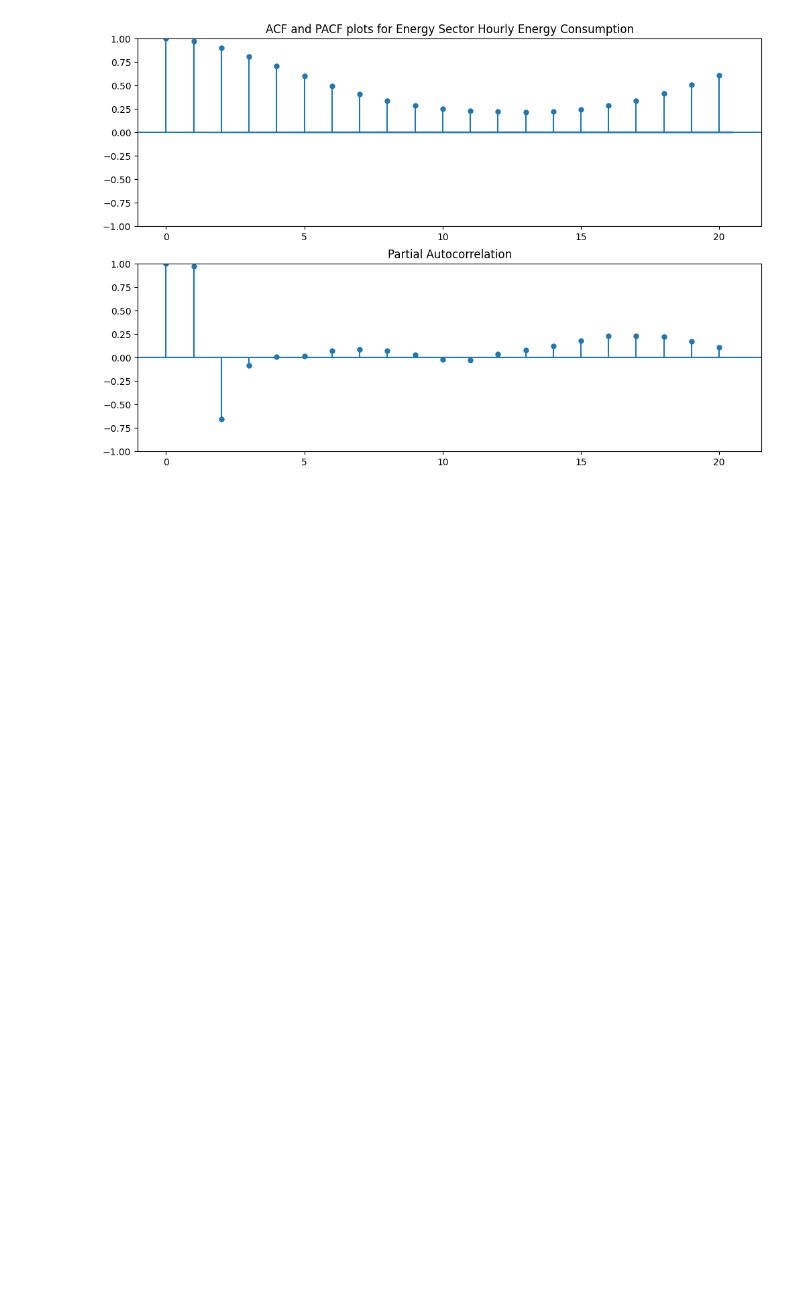
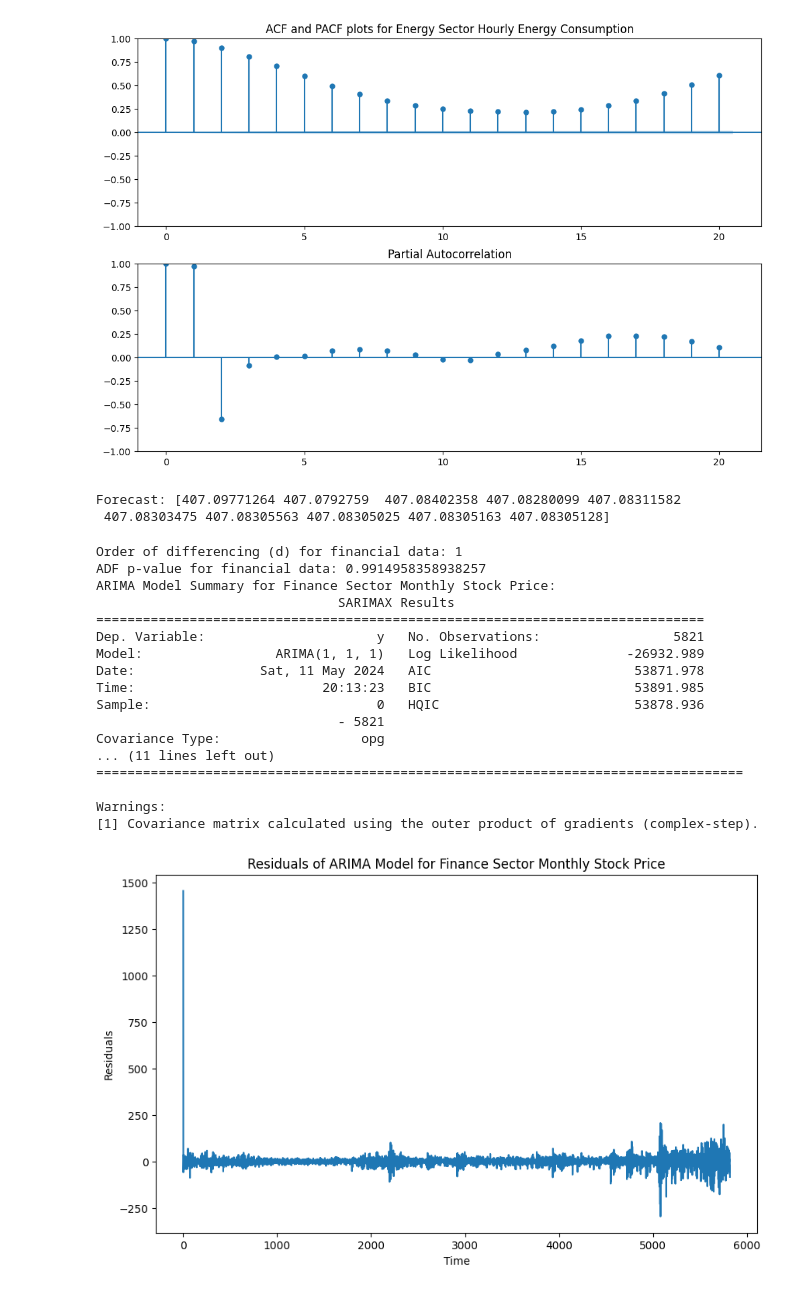
Before and after one commit to AliArfa852/Time-series-Data_analysis, a Jupyter notebook: project.ipynb, the cells around one changed output. Cells and saved outputs as stored; diff of their text form; code cells hidden in the pictures; blank space fills up the shorter version.

```diff
--- a/project.ipynb
+++ b/project.ipynb
@@ -552,3 +620,31 @@ energy_df
 Order of differencing (d): 0
 ADF p-value: 2.3924187470182788e-29
 [figure]
+# %%
+from statsmodels.tsa.arima.model import ARIMA
+
+# Load the data
+data = environment_df['value'].values
+slpit_size = int(len(data) * 0.8)
+train, test = data[:slpit_size], data[slpit_size:]
+model = ARIMA(train, order=(1, 1, 1))
+fitted_model = model.fit()
+predictions = fitted_model.forecast(steps=len(test))
+print(predictions)
+#evaluate the model
+from sklearn.metrics import mean_squared_error
+mse = mean_squared_error(test, predictions)
+rmse = np.sqrt(mse)
+print('RMSE:', rmse)
+
+
+# Fit ARIMA model
+model = ARIMA(data, order=(1, 1, 0))  # ARIMA(p,d,q) with d=1
+fitted_model = model.fit()
+
+# Forecast
+forecast = fitted_model.forecast(steps=10)  # Example: forecast 10 steps ahead
+print("Forecast:", forecast)
+# %% [output]
+Forecast: [407.09771264 407.0792759  407.08402358 407.08280099 407.08311582
+ 407.08303475 407.08305563 407.08305025 407.08305163 407.08305128]
@@ -554,0 +725,22 @@ ADF p-value: 2.3924187470182788e-29
+# %%
+
+armin_test_plot(finance_df, 'close', 'Finance Sector Monthly Stock Price')
+# %% [output]
+Order of differencing (d) for financial data: 1
+ADF p-value for financial data: 0.9914958358938257
+ARIMA Model Summary for Finance Sector Monthly Stock Price:
+                               SARIMAX Results
+==============================================================================
+Dep. Variable:                      y   No. Observations:                 5821
+Model:                 ARIMA(1, 1, 1)   Log Likelihood              -26932.989
+Date:                Sat, 11 May 2024   AIC                          53871.978
+Time:                        20:13:23   BIC                          53891.985
+Sample:                             0   HQIC                         53878.936
+                               - 5821
+Covariance Type:                  opg
+... (11 lines left out)
+===================================================================================
+
+Warnings:
+[1] Covariance matrix calculated using the outer product of gradients (complex-step).
+[figure, added]
```
Also changed, not shown: parts of 13 cells of this notebook.
